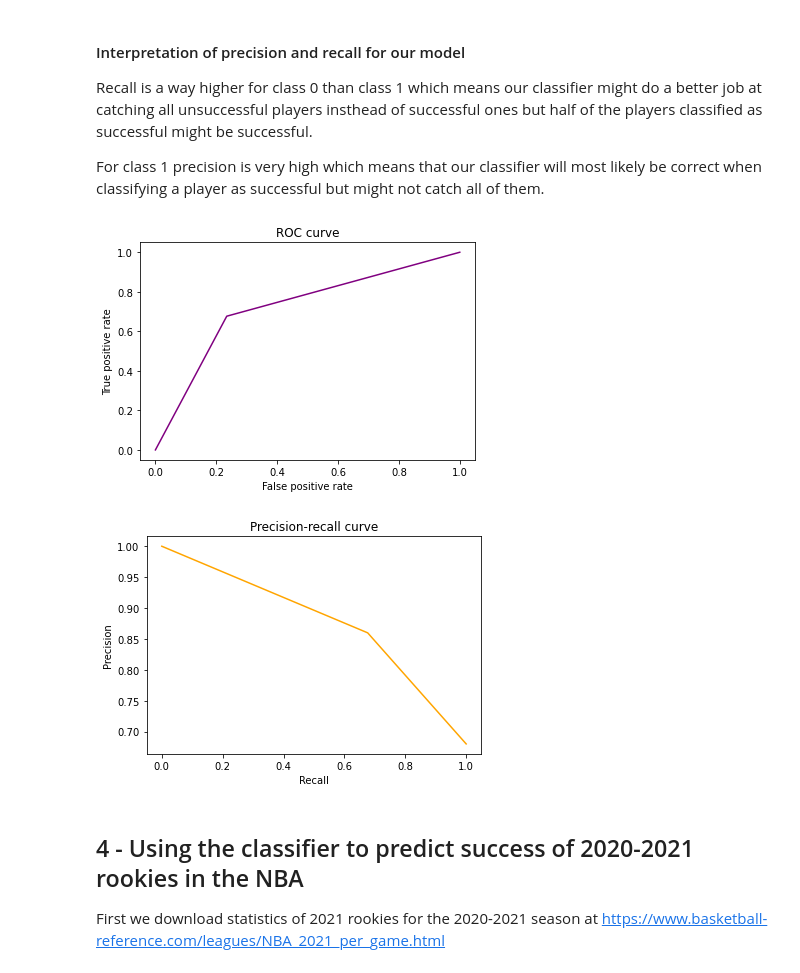
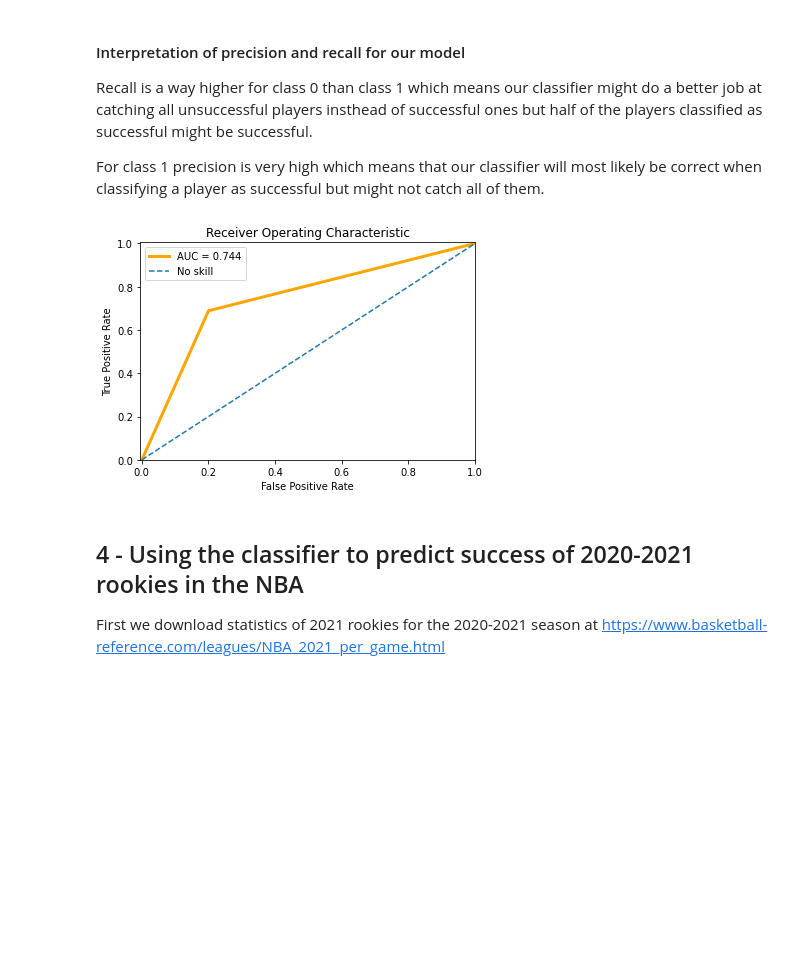
Before and after one commit to pauldoucet/nba-rookie-classification, a Jupyter notebook: NBA Rookie Logistic Regression.ipynb, the cells around one changed output. Cells and saved outputs as stored; diff of their text form; code cells hidden in the pictures; blank space fills up the shorter version.

```diff
--- a/NBA Rookie Logistic Regression.ipynb
+++ b/NBA Rookie Logistic Regression.ipynb
@@ -99,14 +107,17 @@ X = (X - X.mean()) / X.std()
 # %%
 from imblearn.over_sampling import SMOTE
 
+os_X, os_y = os.fit_resample(X, y)
+os_X, os_y = pd.DataFrame(data = os_X, columns = X.columns), pd.DataFrame(data = os_y, columns = ["TARGET_5Yrs"])
+
 # Split data into training and test data
-X_train, X_test, y_train, y_test = train_test_split(X, y, test_size=0.15, random_state=42)
+X_train, X_test, y_train, y_test = train_test_split(os_X, os_y, test_size=0.15, random_state=42)
 
-os = SMOTE(random_state=0)
-os_X_train, os_y_train = os.fit_resample(X_train, y_train)
-os_X_test, os_y_test = os.fit_resample(X_test, y_test)
-X_train = pd.DataFrame(data=os_X_train, columns=X_train.columns)
-y_train = pd.DataFrame(data=os_y_train, columns=["TARGET_5Yrs"])
+#os = SMOTE(random_state=0)
+#os_X_train, os_y_train = os.fit_resample(X_train, y_train)
+#os_X_test, os_y_test = os.fit_resample(X_test, y_test)
+#X_train = pd.DataFrame(data=os_X_train, columns=X_train.columns)
+#y_train = pd.DataFrame(data=os_y_train, columns=["TARGET_5Yrs"])
 #X_test = pd.DataFrame(data=os_X_test, columns=X_test.columns)
 #y_test = pd.DataFrame(data=os_y_test, columns=["TARGET_5Yrs"])
 # %%
@@ -239,25 +250,24 @@ weighted avg       0.75      0.70      0.71       200
 Recall is a way higher for class 0 than class 1 which means our classifier might do a better job at catching all unsuccessful players insthead of successful ones but half of the players classified as successful might be successful.
 
 For class 1 precision is very high which means that our classifier will most likely be correct when classifying a player as successful but might not catch all of them.
-# %%
-# Calculate ROC curve
-plt.title("ROC curve")
-plt.xlabel("False positive rate")
-plt.ylabel("True positive rate")
-fpr, tpr, threshold = metrics.roc_curve(y_test, y_pred)
-plt.plot(fpr, tpr, color="purple")
-plt.show()
-
-# Calculate precision-recall curve
-plt.title("Precision-recall curve")
-plt.xlabel("Recall")
-plt.ylabel("Precision")
-precision, recall, thresholds = metrics.precision_recall_curve(y_test, y_pred)
-plt.plot(recall, precision, color="orange")
-plt.show()
-# %% [output]
-[figure, removed]
-[figure, removed]
+# %%
+fpr, tpr, _ = roc_curve(y_test, y_pred)
+roc_auc = auc(fpr, tpr)
+
+plt.plot(fpr, tpr, linewidth = 3, color = "orange", label = f"AUC = {roc_auc:.3f}")
+baseline_x = np.linspace(0, 1, 10)
+plt.plot(baseline_x, baseline_x, label = "No skill", linestyle = "dashed")
+
+plt.plot()
+plt.xlim([-0.005, 1])
+plt.ylim([0, 1.005])
+plt.xlabel("False Positive Rate")
+plt.ylabel("True Positive Rate")
+plt.title("Receiver Operating Characteristic")
+plt.legend()
+plt.show()
+# %% [output]
+[figure, added]
 # %% [markdown]
 ## 4 - Using the classifier to predict success of 2020-2021 rookies in the NBA
 First we download statistics of 2021 rookies for the 2020-2021 season at https://www.basketball-reference.com/leagues/NBA_2021_per_game.html
```
Also changed, not shown: parts of 11 cells of this notebook.
